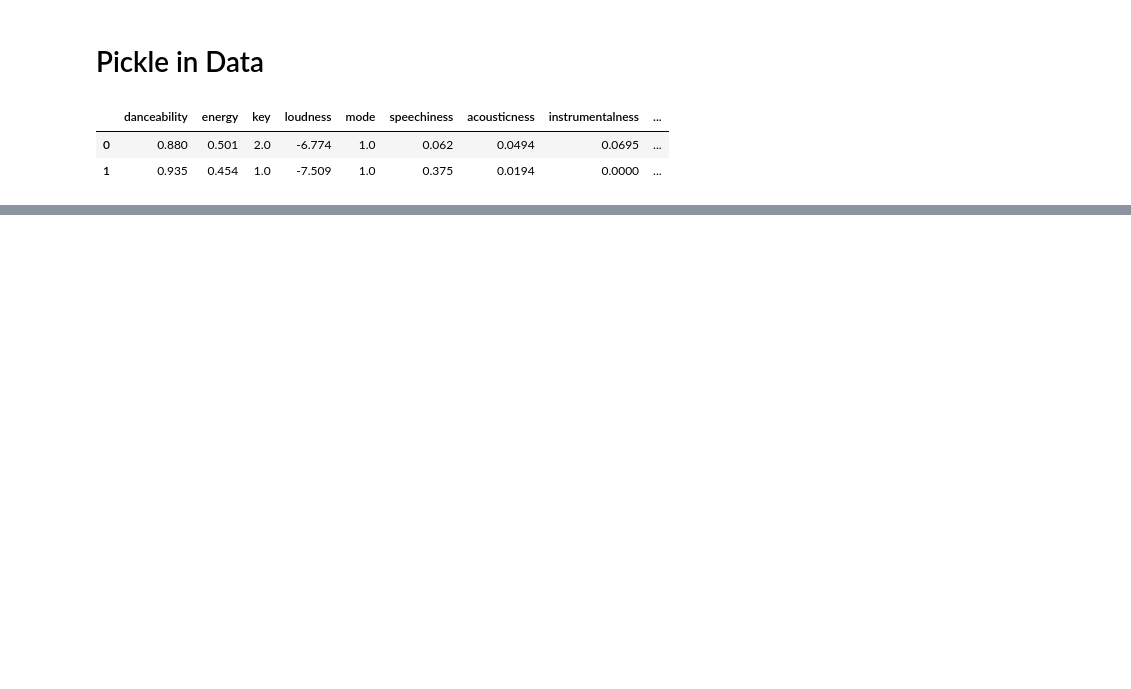
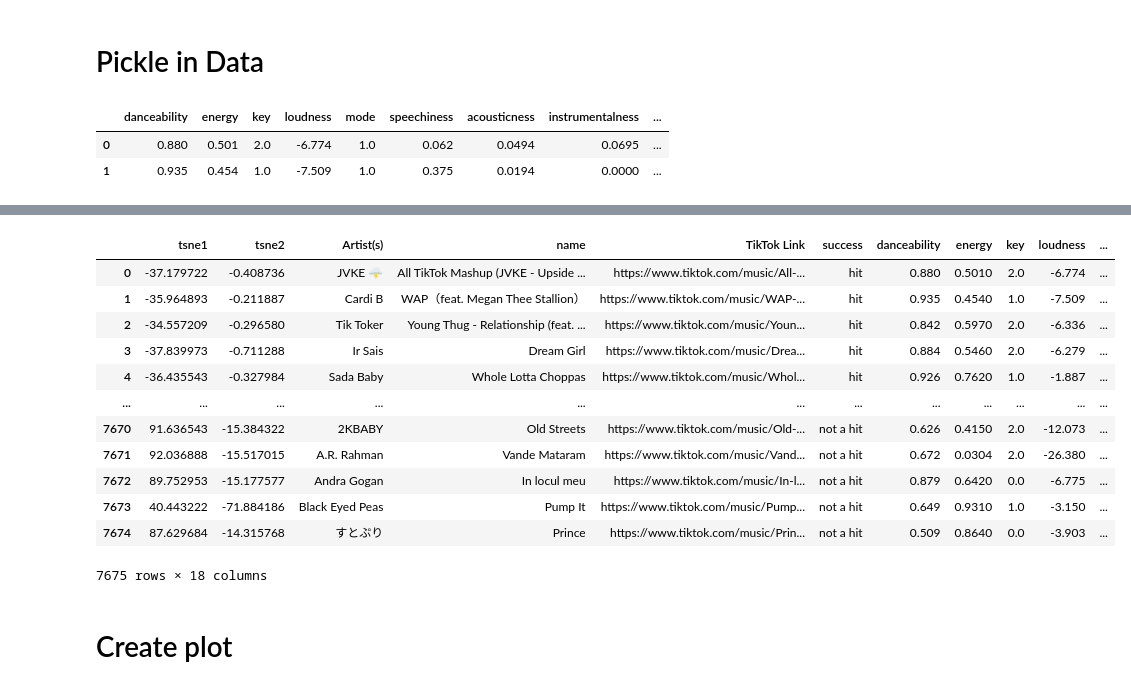
Before and after one commit to andrewdouglassmith1/TikTok_Hit_Predictor, a Jupyter notebook: Outside_Data_Models/8-TSNE-Plot.ipynb, the cells around one changed output, grey strips where cells are left out. Drawn from its saved outputs; the diff is of its cells as text; code cells hidden in the pictures; blank space fills up the shorter version.

```diff
--- a/Outside_Data_Models/8-TSNE-Plot.ipynb
+++ b/Outside_Data_Models/8-TSNE-Plot.ipynb
@@ -47,0 +132,9 @@ SyntaxError: invalid syntax (<ipython-input-19-59968e642a63>, line 1)
+# %%
+# Convert to dataframe
+
+# Convert to DataFrame
+df_tsne = pd.DataFrame(embed_factorized,
+                           columns=['tsne1','tsne2'])
+# Add the meta-data
+df_tsne[aux_cols] = df_factorized[aux_cols]
+df_tsne.head()
@@ -47,0 +148,7 @@ SyntaxError: invalid syntax (<ipython-input-19-59968e642a63>, line 1)
+# %%
+# Add other features
+
+features = ['danceability', 'energy', 'key', 'loudness', 'mode', 'speechiness',
+       'acousticness', 'instrumentalness', 'liveness', 'valence', 'tempo','year']
+
+df_tsne[features] = df_factorized[features]
@@ -47,0 +164,26 @@ SyntaxError: invalid syntax (<ipython-input-19-59968e642a63>, line 1)
+# %%
+def cat_convert(x):
+    if x == 1:
+        return "hit"
+    else:
+        return "not a hit"
+# %%
+df_tsne['success'] = df_tsne['success'].apply(lambda x: cat_convert(x))
+# %%
+df_tsne
+# %% [output]
+|  | tsne1 | tsne2 | Artist(s) | name | TikTok Link | success | danceability | energy | key | loudness | ... |
+| 0 | -37.179722 | -0.408736 | JVKE 🌩 | All TikTok Mashup (JVKE - Upside ... | https://www.tiktok.com/music/All-... | hit | 0.880 | 0.5010 | 2.0 | -6.774 | ... |
+| 1 | -35.964893 | -0.211887 | Cardi B | WAP（feat. Megan Thee Stallion） | https://www.tiktok.com/music/WAP-... | hit | 0.935 | 0.4540 | 1.0 | -7.509 | ... |
+| 2 | -34.557209 | -0.296580 | Tik Toker | Young Thug - Relationship (feat. ... | https://www.tiktok.com/music/Youn... | hit | 0.842 | 0.5970 | 2.0 | -6.336 | ... |
+| 3 | -37.839973 | -0.711288 | Ir Sais | Dream Girl | https://www.tiktok.com/music/Drea... | hit | 0.884 | 0.5460 | 2.0 | -6.279 | ... |
+| 4 | -36.435543 | -0.327984 | Sada Baby | Whole Lotta Choppas | https://www.tiktok.com/music/Whol... | hit | 0.926 | 0.7620 | 1.0 | -1.887 | ... |
+| ... | ... | ... | ... | ... | ... | ... | ... | ... | ... | ... | ... |
+| 7670 | 91.636543 | -15.384322 | 2KBABY | Old Streets | https://www.tiktok.com/music/Old-... | not a hit | 0.626 | 0.4150 | 2.0 | -12.073 | ... |
+| 7671 | 92.036888 | -15.517015 | A.R. Rahman | Vande Mataram | https://www.tiktok.com/music/Vand... | not a hit | 0.672 | 0.0304 | 2.0 | -26.380 | ... |
+| 7672 | 89.752953 | -15.177577 | Andra Gogan | In locul meu | https://www.tiktok.com/music/In-l... | not a hit | 0.879 | 0.6420 | 0.0 | -6.775 | ... |
+| 7673 | 40.443222 | -71.884186 | Black Eyed Peas | Pump It | https://www.tiktok.com/music/Pump... | not a hit | 0.649 | 0.9310 | 1.0 | -3.150 | ... |
+| 7674 | 87.629684 | -14.315768 | すとぷり | Prince | https://www.tiktok.com/music/Prin... | not a hit | 0.509 | 0.8640 | 0.0 | -3.903 | ... |
+7675 rows × 18 columns
+# %% [markdown]
+# Create plot
```
Also changed, not shown: parts of 17 cells of this notebook, 7 other files.
